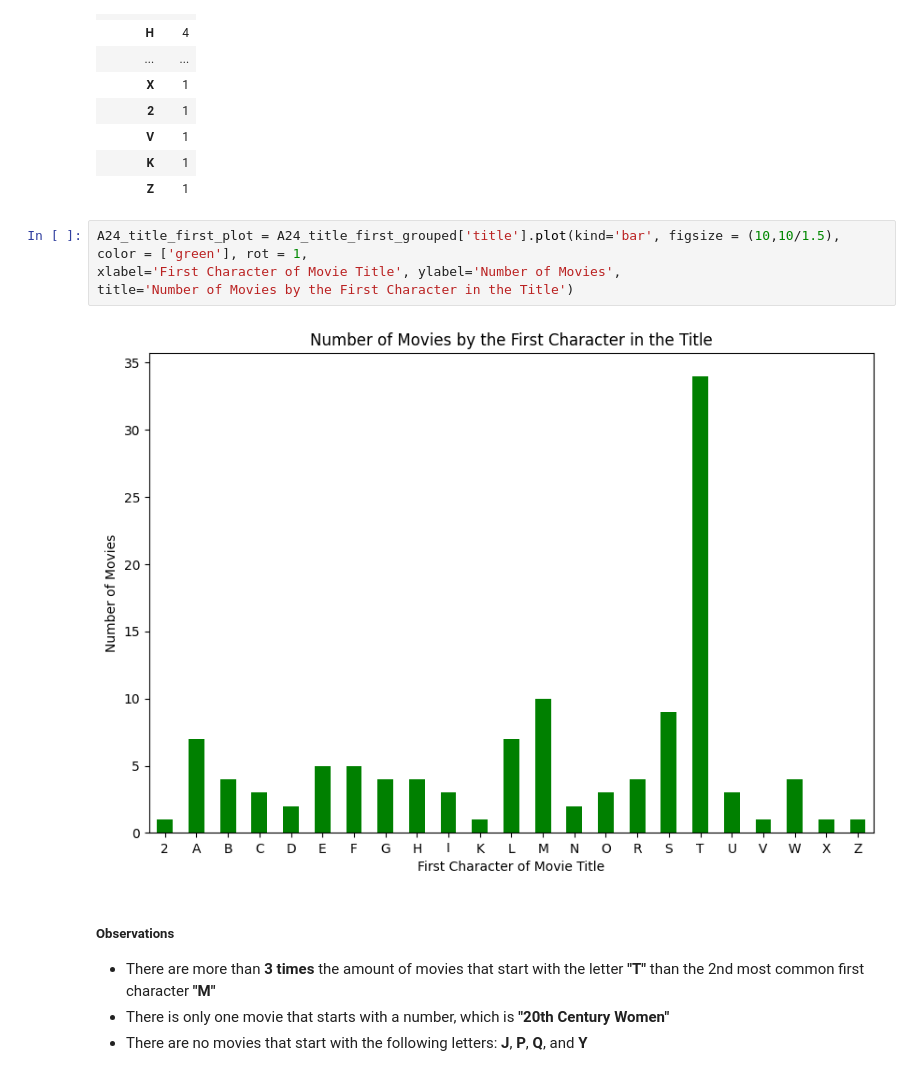
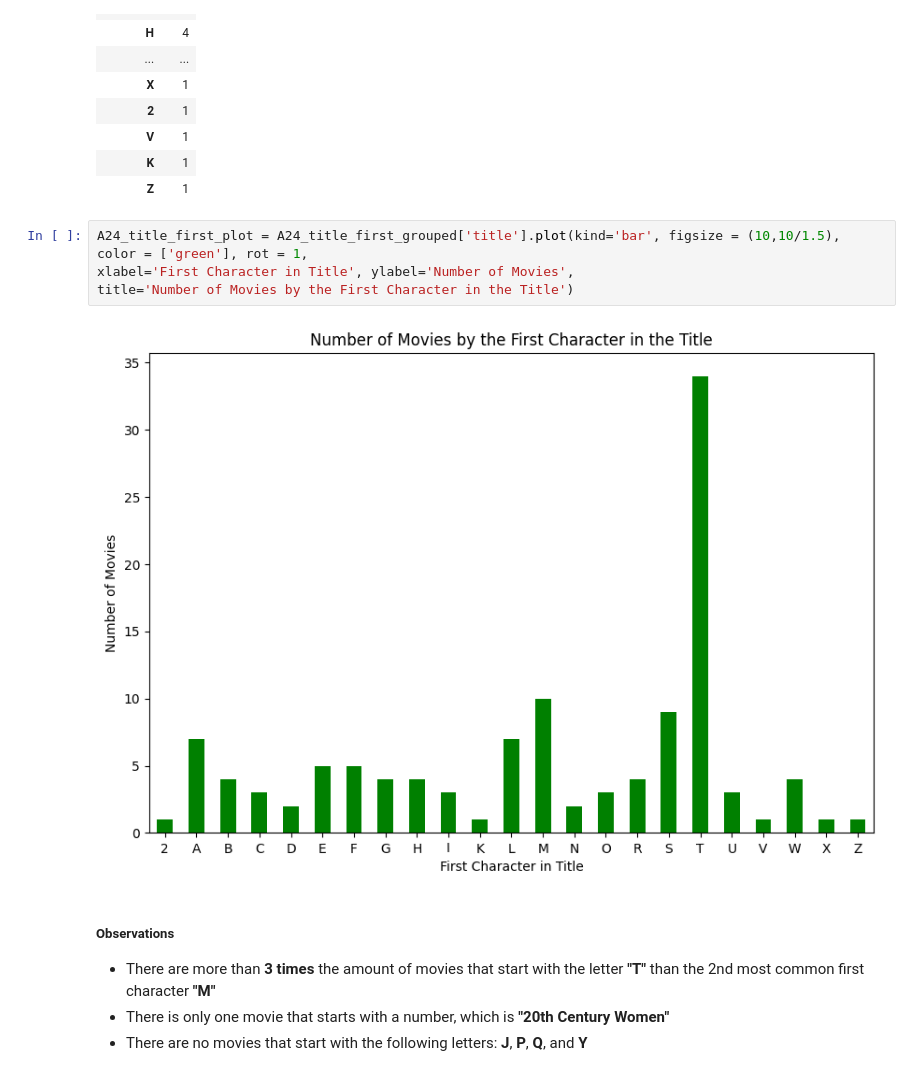
Before and after one commit to AlexPMorton/A24-Movies-EDA, a Jupyter notebook: A24_EDA.ipynb, the cells around one changed output. Saved outputs shown, nothing was run; the diff lists cells and outputs as text.

```diff
--- a/A24_EDA.ipynb
+++ b/A24_EDA.ipynb
@@ -314,10 +314,10 @@ A24_title_first_grouped[['title']].sort_values(by = 'title', ascending = False)
 | Z | 1 |
 # %%
 A24_title_first_plot = A24_title_first_grouped['title'].plot(kind='bar', figsize = (10,10/1.5), color = ['green'], rot = 1,
-xlabel='First Character of Movie Title', ylabel='Number of Movies',
+xlabel='First Character in Title', ylabel='Number of Movies',
 title='Number of Movies by the First Character in the Title')
 # %% [output]
-[figure, old version]
+[figure, new version]
 # %% [markdown]
 ##### Observations
 - There are more than **3 times** the amount of movies that start with the letter **"T"** than the 2nd most common first character **"M"**
```
Also changed, not shown: parts of 10 cells of this notebook, 4 other files.
